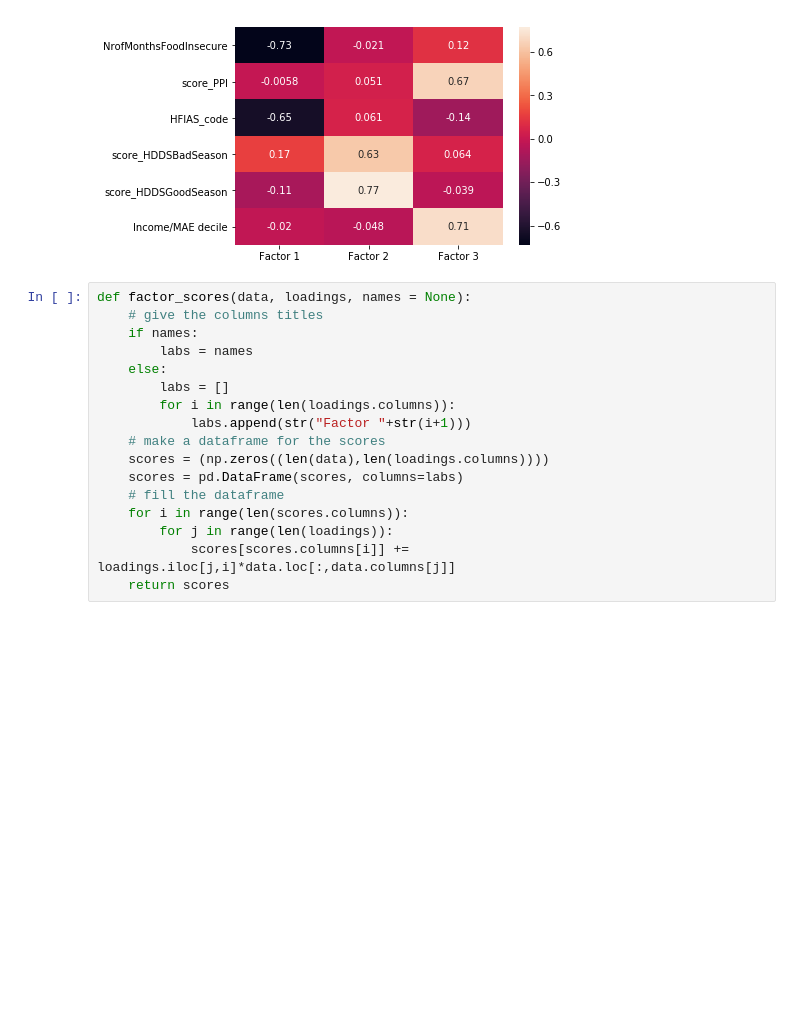
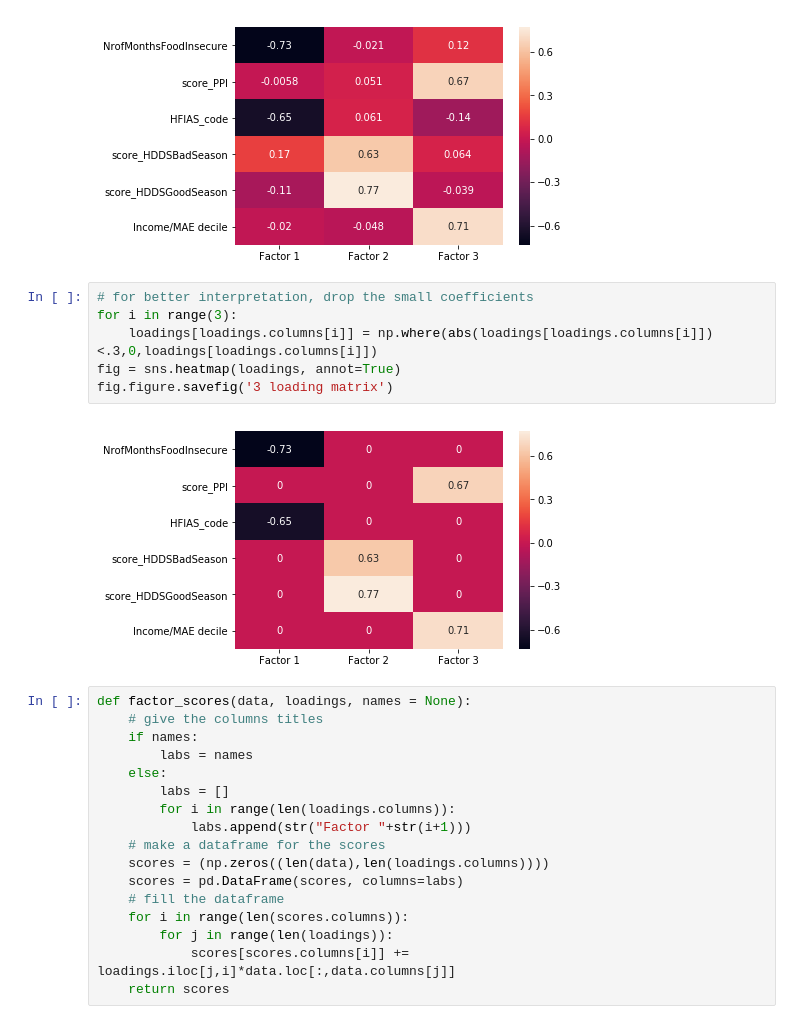
Before and after one commit to Clare3/Farming-competition-revisited-2, a Jupyter notebook: 3PCAonImputedValues.ipynb, the cells around one changed output. Cells and saved outputs as stored; diff of their text form; blank space fills up the shorter version.

```diff
--- a/3PCAonImputedValues.ipynb
+++ b/3PCAonImputedValues.ipynb
@@ -314,6 +314,14 @@ sns.heatmap(loadings, annot=True)
 # %% [output]
 <matplotlib.axes._subplots.AxesSubplot at 0x...>
 [figure]
+# %%
+# for better interpretation, drop the small coefficients
+for i in range(3):
+    loadings[loadings.columns[i]] = np.where(abs(loadings[loadings.columns[i]])<.3,0,loadings[loadings.columns[i]])
+fig = sns.heatmap(loadings, annot=True)
+fig.figure.savefig('3 loading matrix')
+# %% [output]
+[figure, added]
 # %%
 def factor_scores(data, loadings, names = None):
     # give the columns titles
```
Also changed, not shown: parts of 5 cells of this notebook.
